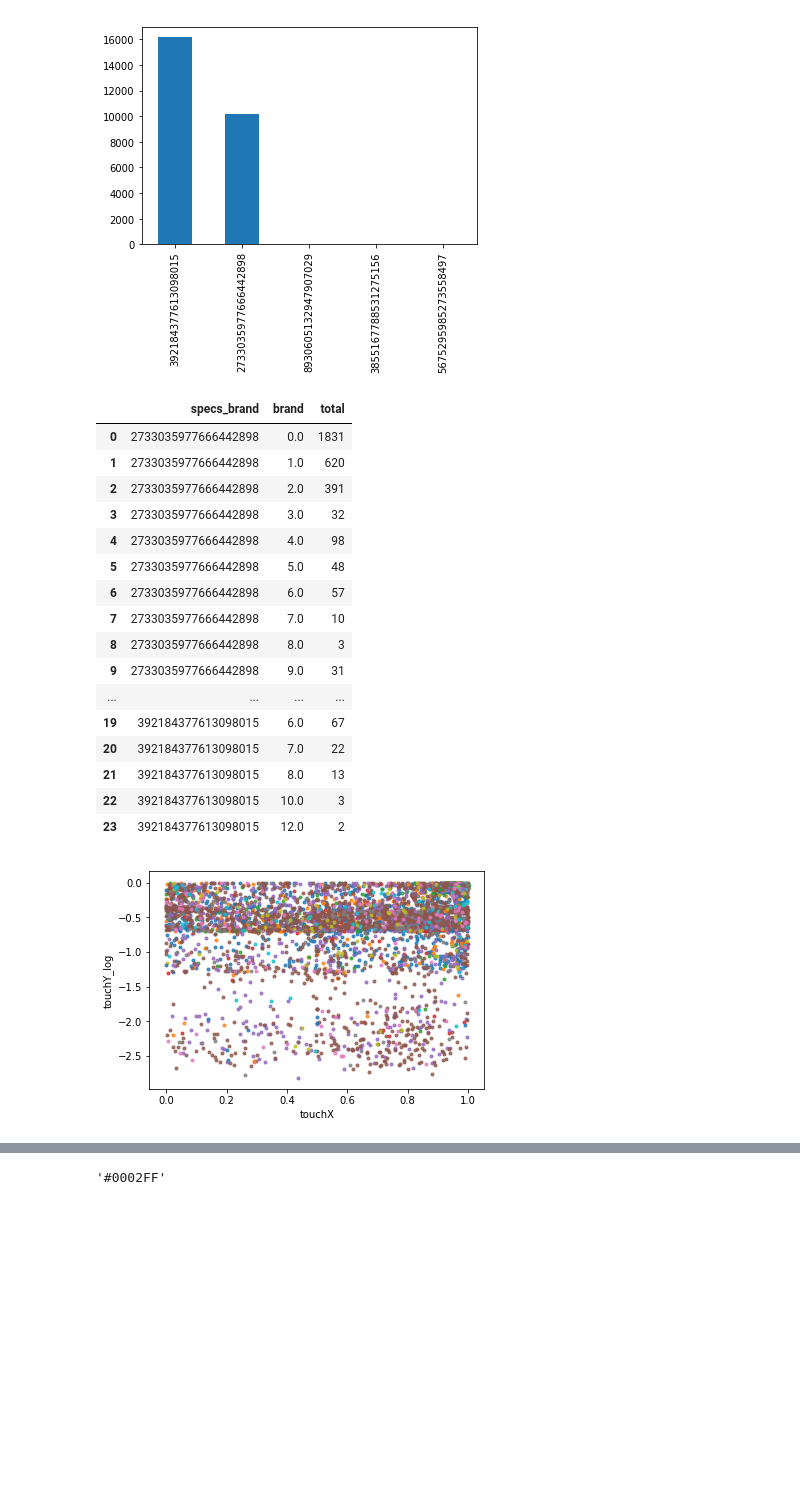
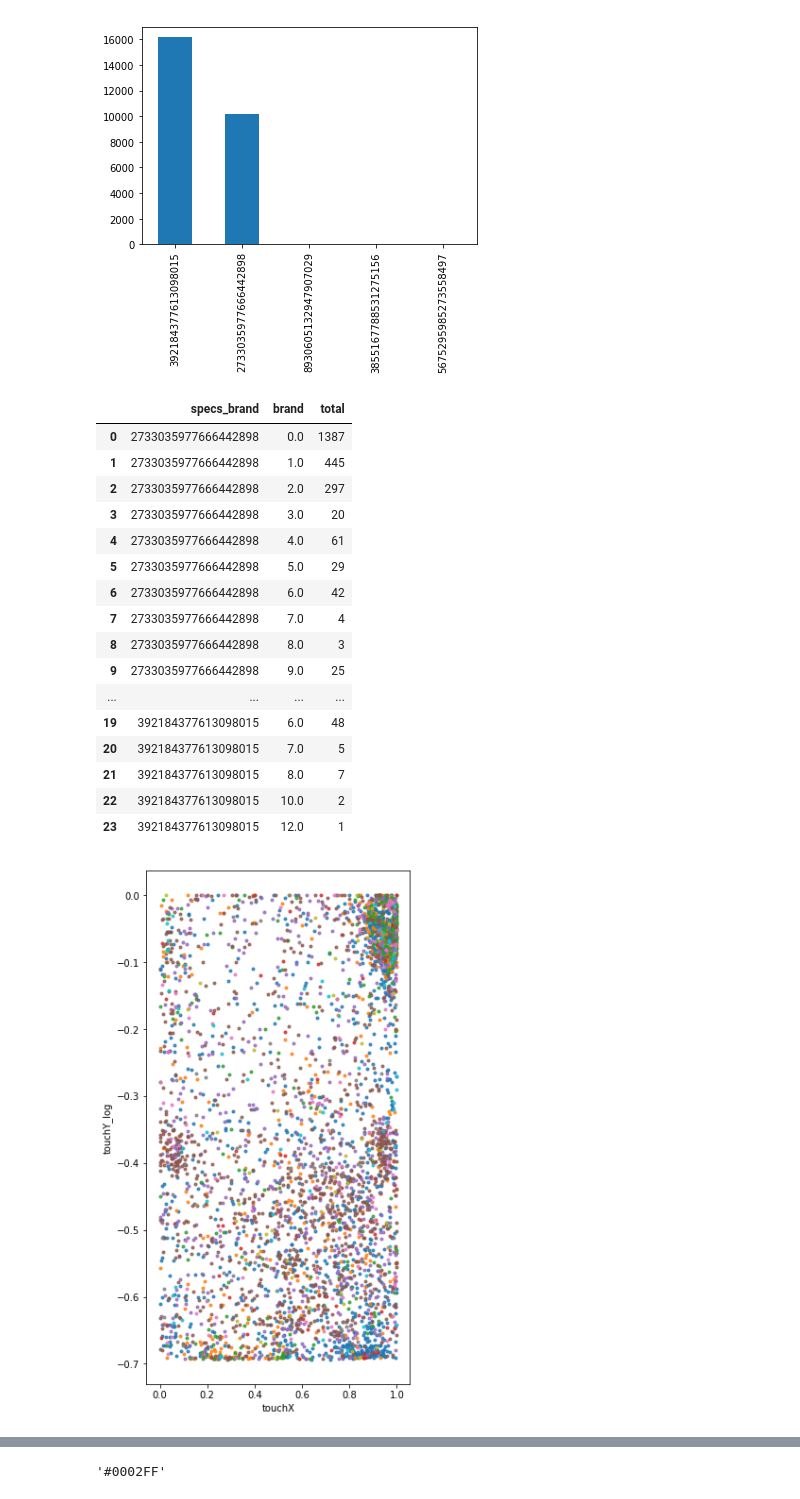
Before and after one commit to bebetosaba/7506-datos-1C2019, a Jupyter notebook: TP1/analisis.ipynb, the cells around one changed output, grey strips where cells are left out. Cells and saved outputs as stored; diff of their text form; code cells hidden in the pictures; blank space fills up the shorter version.

```diff
--- a/TP1/analisis.ipynb
+++ b/TP1/analisis.ipynb
@@ -199,30 +195,30 @@ clicksDF['specs_brand'].value_counts().plot.bar();
 # %% [output]
 [figure]
 # %%
-brands_group = clicksDF.groupby(['specs_brand','brand']).size().reset_index().rename(columns={0:'total'})
+brands_group = clicksDF.loc[clicksDF['touchY']<=1].groupby(['specs_brand','brand']).size().reset_index().rename(columns={0:'total'})
 display(brands_group)
 # %% [output]
 |  | specs_brand | brand | total |
-| 0 | 2733035977666442898 | 0.0 | 1831 |
-| 1 | 2733035977666442898 | 1.0 | 620 |
-| 2 | 2733035977666442898 | 2.0 | 391 |
-| 3 | 2733035977666442898 | 3.0 | 32 |
-| 4 | 2733035977666442898 | 4.0 | 98 |
-| 5 | 2733035977666442898 | 5.0 | 48 |
-| 6 | 2733035977666442898 | 6.0 | 57 |
-| 7 | 2733035977666442898 | 7.0 | 10 |
+| 0 | 2733035977666442898 | 0.0 | 1387 |
+| 1 | 2733035977666442898 | 1.0 | 445 |
+| 2 | 2733035977666442898 | 2.0 | 297 |
+| 3 | 2733035977666442898 | 3.0 | 20 |
+| 4 | 2733035977666442898 | 4.0 | 61 |
+| 5 | 2733035977666442898 | 5.0 | 29 |
+| 6 | 2733035977666442898 | 6.0 | 42 |
+| 7 | 2733035977666442898 | 7.0 | 4 |
 | 8 | 2733035977666442898 | 8.0 | 3 |
-| 9 | 2733035977666442898 | 9.0 | 31 |
+| 9 | 2733035977666442898 | 9.0 | 25 |
 | ... | ... | ... | ... |
-| 19 | 392184377613098015 | 6.0 | 67 |
-| 20 | 392184377613098015 | 7.0 | 22 |
-| 21 | 392184377613098015 | 8.0 | 13 |
-| 22 | 392184377613098015 | 10.0 | 3 |
-| 23 | 392184377613098015 | 12.0 | 2 |
+| 19 | 392184377613098015 | 6.0 | 48 |
+| 20 | 392184377613098015 | 7.0 | 5 |
+| 21 | 392184377613098015 | 8.0 | 7 |
+| 22 | 392184377613098015 | 10.0 | 2 |
+| 23 | 392184377613098015 | 12.0 | 1 |
 # %%
-
+plt.figure(figsize = (5,10));
 for i in range(0,len(brands_group)):
-    sns.regplot(x=clicksDF.loc[(clicksDF['specs_brand']==brands_group.iloc[i]['specs_brand']) & (clicksDF['brand']==brands_group.iloc[i]['brand']), ["touchX","touchY_log"]].dropna()["touchX"], \
-            y=-clicksDF.loc[(clicksDF['specs_brand']==brands_group.iloc[i]['specs_brand']) & (clicksDF['brand']==brands_group.iloc[i]['brand']), ["touchX","touchY_log"]].dropna()["touchY_log"], marker='.',fit_reg=False);
+    sns.regplot(x=clicksDF.loc[(clicksDF['touchY']<=1) & (clicksDF['specs_brand']==brands_group.iloc[i]['specs_brand']) & (clicksDF['brand']==brands_group.iloc[i]['brand']), ["touchX","touchY_log"]].dropna()["touchX"], \
+            y=-clicksDF.loc[(clicksDF['touchY']<=1) & (clicksDF['specs_brand']==brands_group.iloc[i]['specs_brand']) & (clicksDF['brand']==brands_group.iloc[i]['brand']), ["touchX","touchY_log"]].dropna()["touchY_log"], marker='.',fit_reg=False);
 # %% [output]
-[figure, old version]
+[figure, new version]
```
Also changed, not shown: parts of 42 cells of this notebook.
